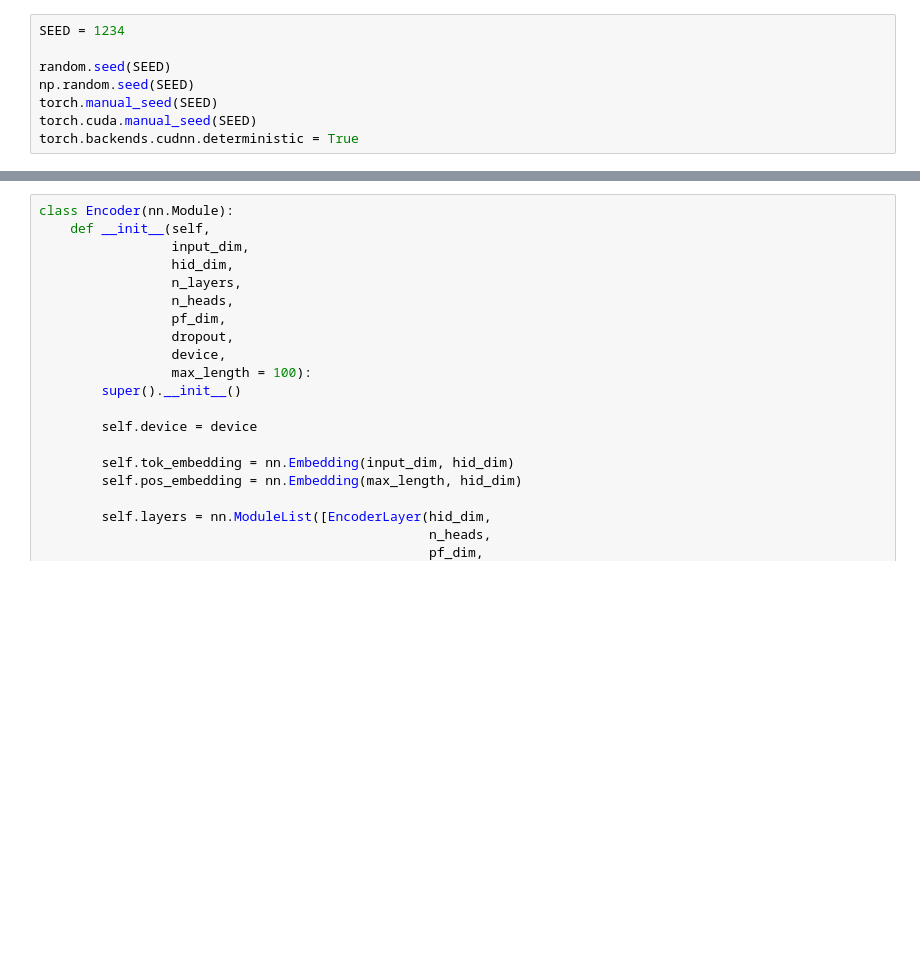
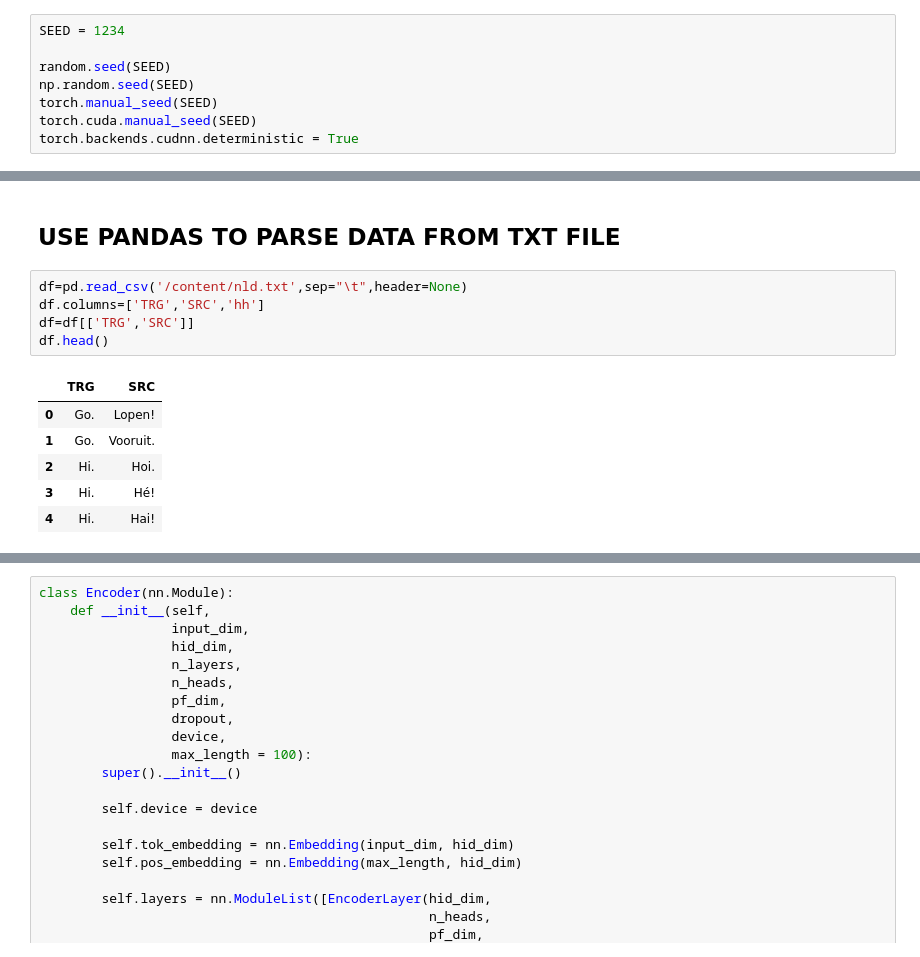
Before and after one commit to arjuntheprogrammer/TSAI-END3, a Jupyter notebook: Session10/Session_10.ipynb, the cells around one changed output, grey strips where cells are left out. Drawn from its saved outputs; the diff is of its cells as text; blank space fills up the shorter version.

```diff
--- a/Session10/Session_10.ipynb
+++ b/Session10/Session_10.ipynb
@@ -75,0 +80,14 @@ device(type='cuda')
+# %% [markdown]
+## USE PANDAS TO PARSE DATA FROM TXT FILE
+# %%
+df=pd.read_csv('/content/nld.txt',sep="\t",header=None)
+df.columns=['TRG','SRC','hh']
+df=df[['TRG','SRC']]
+df.head()
+# %% [output]
+|  | TRG | SRC |
+| 0 | Go. | Lopen! |
+| 1 | Go. | Vooruit. |
+| 2 | Hi. | Hoi. |
+| 3 | Hi. | Hé! |
+| 4 | Hi. | Hai! |
```
Also changed, not shown: parts of 46 cells of this notebook, 1 other file.
